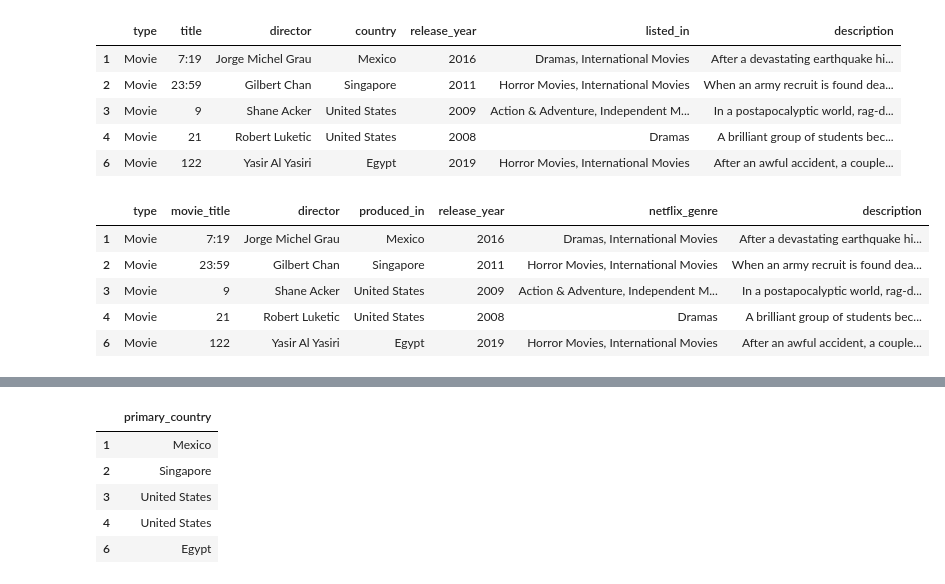
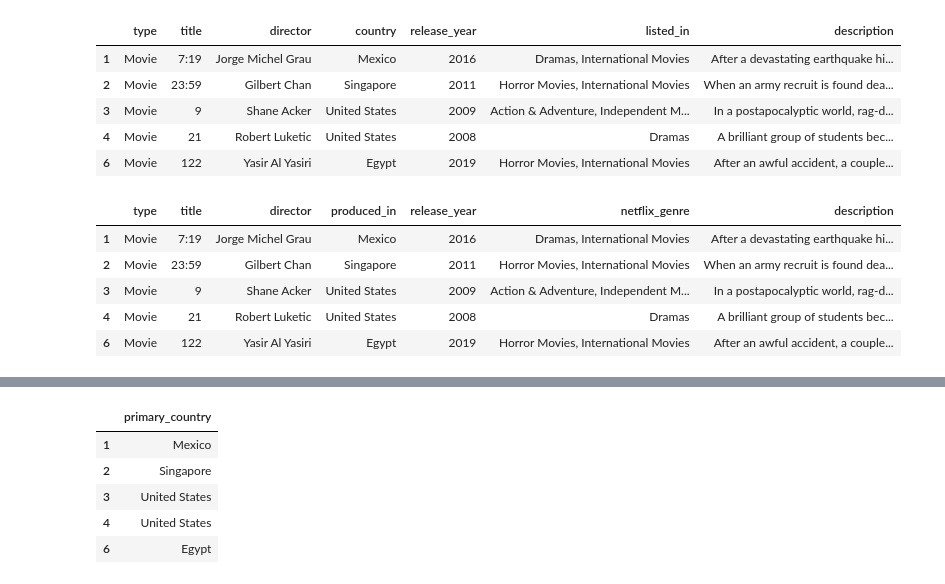
Before and after one commit to angelilucila/Group9_ETL, a Jupyter notebook: Netflix-Angeli.ipynb, the cells around one changed output, grey strips where cells are left out. Drawn from its saved outputs; the diff is of its cells as text; code cells hidden in the pictures.

```diff
--- a/Netflix-Angeli.ipynb
+++ b/Netflix-Angeli.ipynb
@@ -89,10 +89,10 @@ drop_netflix_df.head()
 | 6 | Movie | 122 | Yasir Al Yasiri | Egypt | 2019 | Horror Movies, International Movies | After an awful accident, a couple... |
 # %%
 # Rename columns
-renamed_netflix_df = drop_netflix_df.rename(columns={"title":"movie_title","country":"produced_in","listed_in": "netflix_genre"})
+renamed_netflix_df = drop_netflix_df.rename(columns={"country":"produced_in","listed_in": "netflix_genre"})
 renamed_netflix_df.head()
 # %% [output]
-|  | type | movie_title | director | produced_in | release_year | netflix_genre | description |
+|  | type | title | director | produced_in | release_year | netflix_genre | description |
 | 1 | Movie | 7:19 | Jorge Michel Grau | Mexico | 2016 | Dramas, International Movies | After a devastating earthquake hi... |
 | 2 | Movie | 23:59 | Gilbert Chan | Singapore | 2011 | Horror Movies, International Movies | When an army recruit is found dea... |
 | 3 | Movie | 9 | Shane Acker | United States | 2009 | Action & Adventure, Independent M... | In a postapocalyptic world, rag-d... |
```
Also changed, not shown: parts of 8 cells of this notebook.
